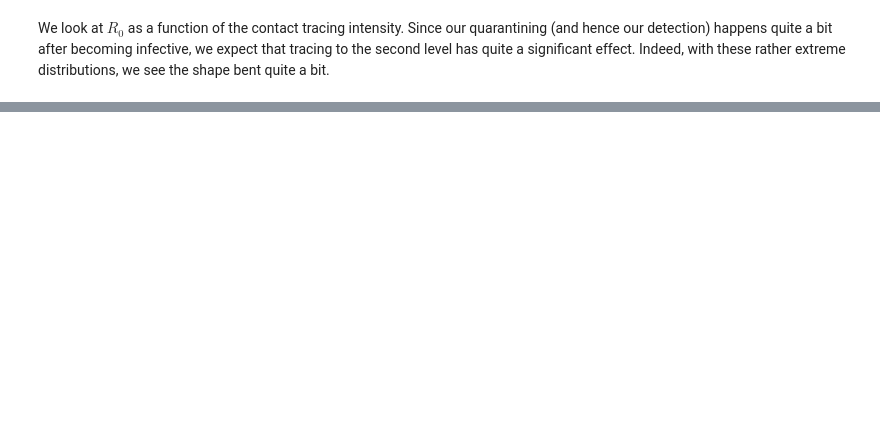
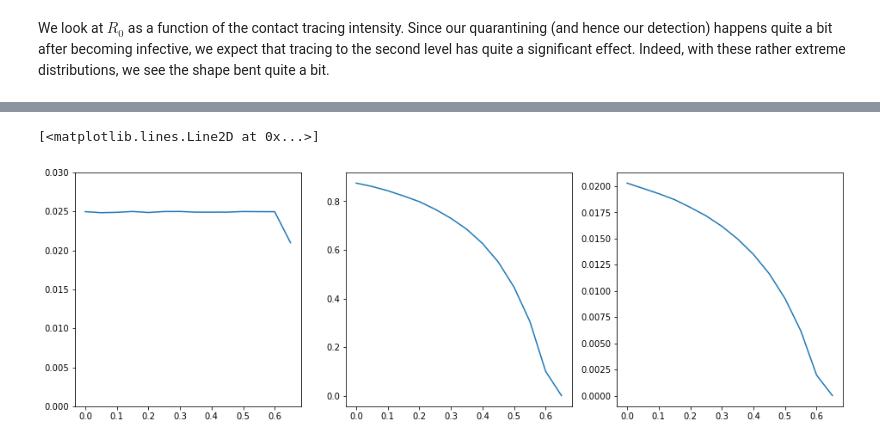
Before and after one commit to nbruin/SIR_tracing, a Jupyter notebook: critical_tracing.ipynb, the cells around one changed output, grey strips where cells are left out. Drawn from its saved outputs; the diff is of its cells as text; code cells hidden in the pictures; blank space fills up the shorter version.

```diff
--- a/critical_tracing.ipynb
+++ b/critical_tracing.ipynb
@@ -366,3 +388,0 @@ So, let's halve our distancing and see how much tracing we have to do.
-# %%
-S=simulation(40,beta_dist,q_dist,I0/2,policy=lambda S,t:(1,1-0.3,0,0.70),time_scale=20)
-_=S.time_plots(100)
@@ -386,3 +388,0 @@ Let's halve the distancing measures once again. We see we have to increase traci
-# %%
-S=simulation(40,beta_dist,q_dist,I0/2.55,policy=lambda S,t:(1,1-0.15,0,0.825),time_scale=20)
-_=S.time_plots(100)
@@ -403,0 +396,21 @@ People traced per day as proportion of infected population: 0.01903633215644526
+# %%
+dist_range=np.arange(0,0.651,0.05)
+flow_proportion=[]
+tracing_proportion=[]
+tau_vals=[]
+for rr in dist_range:
+    S=simulation(N,beta_dist,q_dist,I0=I0,policy=lambda S,t:(1,1-rr,0,0),time_scale=time_scale)
+    tau,Scrit=S.bisect_for_tau()
+    active=sum(Scrit._I[-1])+sum(Scrit._Q[-1])
+    flow_proportion.append((Scrit._newly_infected[-1])/active)
+    tau_vals.append(tau)
+    tracing_proportion.append(Scrit._traced[-1]/active)
+fig,(ax1,ax2,ax3)=plt.subplots(1,3)
+fig.set_size_inches(16,5)
+ax1.plot(dist_range,flow_proportion)
+ax1.set_ylim([0,0.03])
+ax2.plot(dist_range,tau_vals)
+ax3.plot(dist_range,tracing_proportion)
+# %% [output]
+[<matplotlib.lines.Line2D at 0x...>]
+[figure, added]
```
Also changed, not shown: parts of 17 cells of this notebook.
